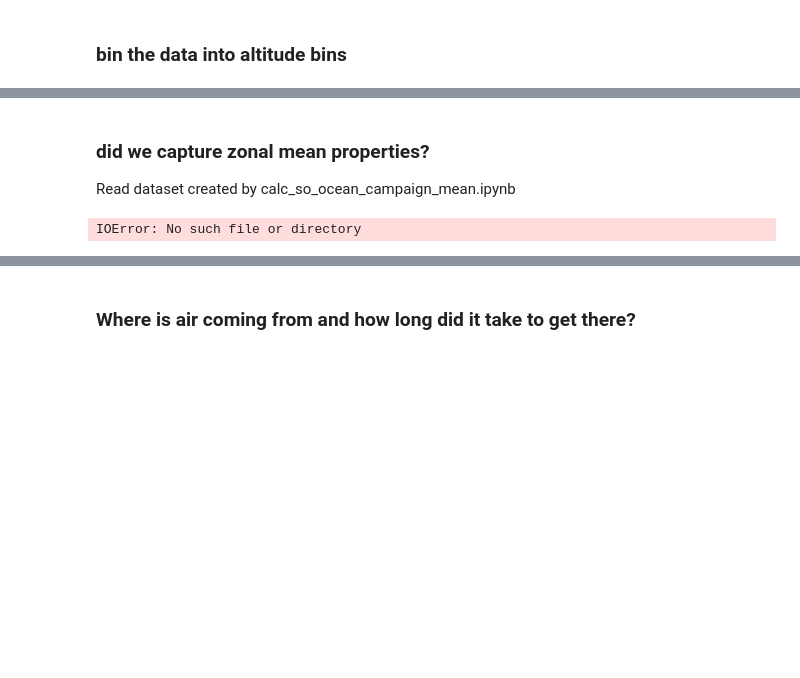
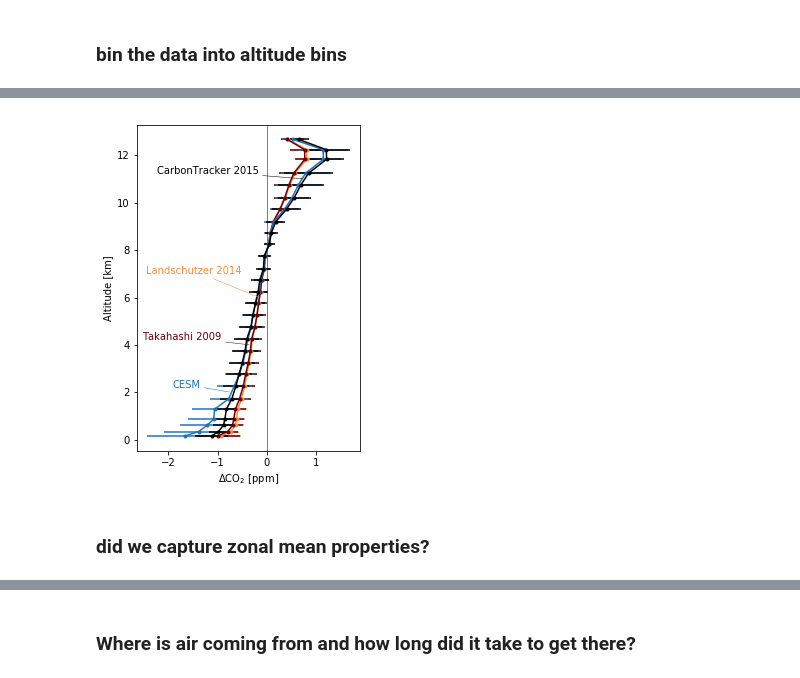
Before and after one commit to matt-long/orcas, a Jupyter notebook: plot_vertical_profile_flights.ipynb, the cells around one changed output, grey strips where cells are left out. Drawn from its saved outputs; the diff is of its cells as text; code cells hidden in the pictures; blank space fills up the shorter version.

```diff
--- a/plot_vertical_profile_flights.ipynb
+++ b/plot_vertical_profile_flights.ipynb
@@ -170,9 +280,35 @@ sc = ax.errorbar(mdl_avg[vm].values,mdl_avg.GGALT.values,
+# %%
+fig = plt.figure(figsize=(4.,6.))
+
+ax = fig.add_subplot(111)
+
+for vm in alt_flux_tracers:
+    sc = ax.errorbar(normalize(mdl_avg[vm]).values,
+                     mdl_avg.GGALT.values,
+                     xerr=mdl_std[vm].values,
+                     fmt='.-',color=color[vm])
+
+ax.axvline(0.,linewidth=0.5,color='k')
+ax.set_xlabel('$\Delta$CO$_2$ [ppm]')
+ax.set_ylabel('Altitude [km]')
+
+label = {'CO2_L14C':{'y':6,'xoff':-2.3,'yoff':1,'name':'Landschutzer 2014'},
+         'CO2_T09':{'y':4,'xoff':-2.2,'yoff':0.2,'name':'Takahashi 2009'},
+         'CO2_C15O':{'y':11,'xoff':-3.,'yoff':0.2,'name':'CarbonTracker 2015'},
+         'CO2_OCN':{'y':2,'xoff':-1.2,'yoff':0.2,'name':'CESM'}
+        }
+for vm,lb in label.items():
+    if vm not in alt_flux_tracers: continue
+    x = np.interp(lb['y'],mdl_avg.GGALT.values,normalize(mdl_avg[vm]).values)
+    ax.annotate(lb['name'],
+                xy=(x,lb['y']),
+                xytext=(x+lb['xoff'],lb['y']+lb['yoff']),
+                color=color[vm],
+                arrowprops=dict(color=color[vm],arrowstyle='-',linewidth=0.5),
+                )
+plt.savefig(os.path.join(diro['fig'],'vertical-profile-alt-fluxes.pdf'),
+           bbox_inches='tight',dpi=300)
+# %% [output]
+[figure, added]
 # %% [markdown]
 ### did we capture zonal mean properties?
-
-Read dataset created by calc_so_ocean_campaign_mean.ipynb
-# %%
-ds = xr.open_dataset(os.path.join(diro['out'],'.'.join([case,'so-ocean-mean-campaign','nc'])))
-ds
-# %% [output]
-IOError: No such file or directory
```
Also changed, not shown: parts of 53 cells of this notebook, 12 other files.
